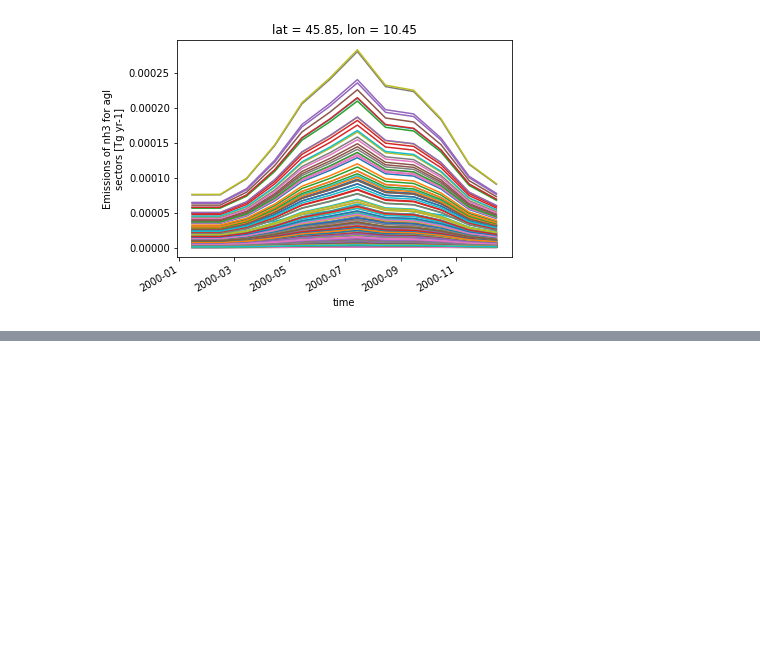
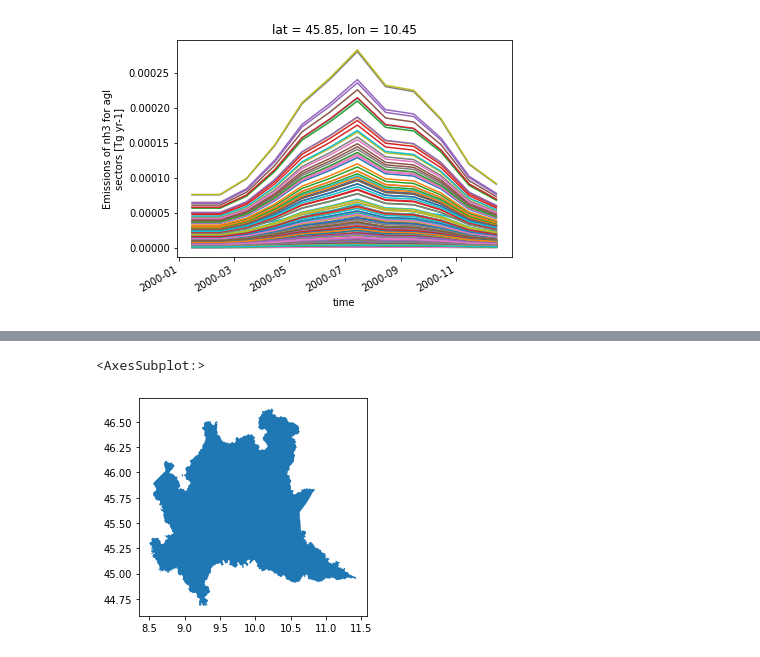
Before and after one commit to samuelexferri/unibg-statistic2, a Jupyter notebook: notebooks/netcdf_to_dataframe.ipynb, the cells around one changed output, grey strips where cells are left out. Saved outputs shown, nothing was run; the diff lists cells and outputs as text; code cells hidden in the pictures; blank space fills up the shorter version.

```diff
--- a/notebooks/netcdf_to_dataframe.ipynb
+++ b/notebooks/netcdf_to_dataframe.ipynb
@@ -25 +26,16 @@ agl[:, -1, -1].plot()
+# %%
+import geopandas as gpd
+from shapely.geometry import Point
+
+from shapely import speedups
+speedups.disable()
+
+
+df = gpd.read_file('..\\resources\\Regione_10000_CT10_polygon\\Regione_10000_CT10_polygon.shp')
+
+df.to_crs(epsg=4326, inplace=True)
+df.plot()
+# %% [output]
+<AxesSubplot:>
+[figure, added]
 # %%
```
Also changed, not shown: parts of 14 cells of this notebook.
